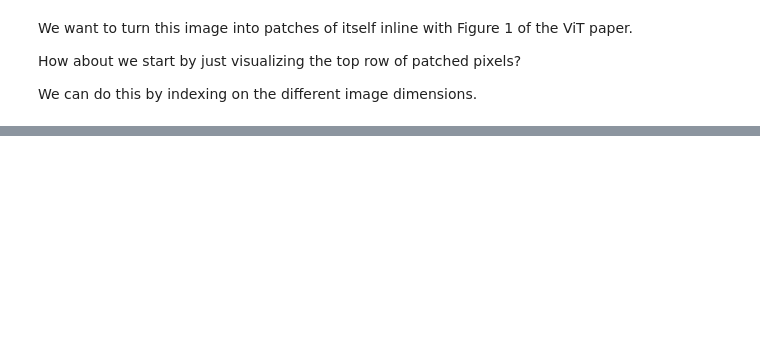
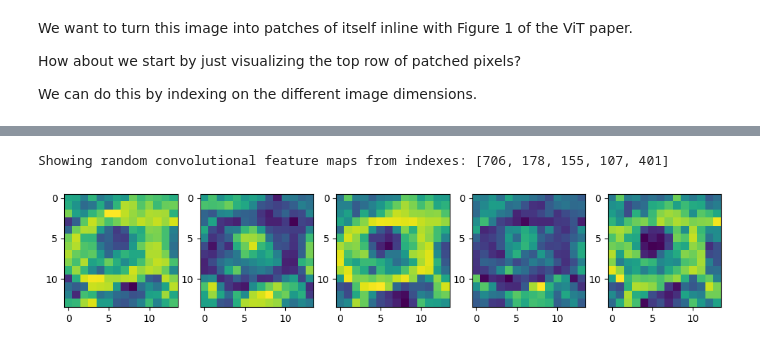
Before and after one commit to ShafaetUllah032/DL_with_PyTorch, a Jupyter notebook: 08 pytorch paper replicating.ipynb, the cells around one changed output, grey strips where cells are left out. Saved outputs shown, nothing was run; the diff lists cells and outputs as text; code cells hidden in the pictures; blank space fills up the shorter version.

```diff
--- a/08 pytorch paper replicating.ipynb
+++ b/08 pytorch paper replicating.ipynb
@@ -658,0 +829,17 @@ for i, patch in enumerate(range(0, img_size, patch_size)):
+# %%
+#Plot random 5 convolutional feature maps
+import random
+random_indexes= random.sample(range(9,758), k=5) # pick 5 numbers between 0 and the embedding size
+print(f"Showing random convolutional feature maps from indexes: {random_indexes}")
+
+#Create plot
+fig, axs=plt.subplots(nrows=1,ncols=5,figsize=(12,12))
+
+#Plot random image features maps
+
+for i ,idx in enumerate(random_indexes):
+    image_conv_feature_map=image_out_of_conv[idx,:,:] # index on the output tensor of the conv2d
+    axs[i].imshow(image_conv_feature_map.squeeze().detach().numpy())
+# %% [output]
+Showing random convolutional feature maps from indexes: [706, 178, 155, 107, 401]
+[figure, added]
```
Also changed, not shown: parts of 43 cells of this notebook, 1 other file.
